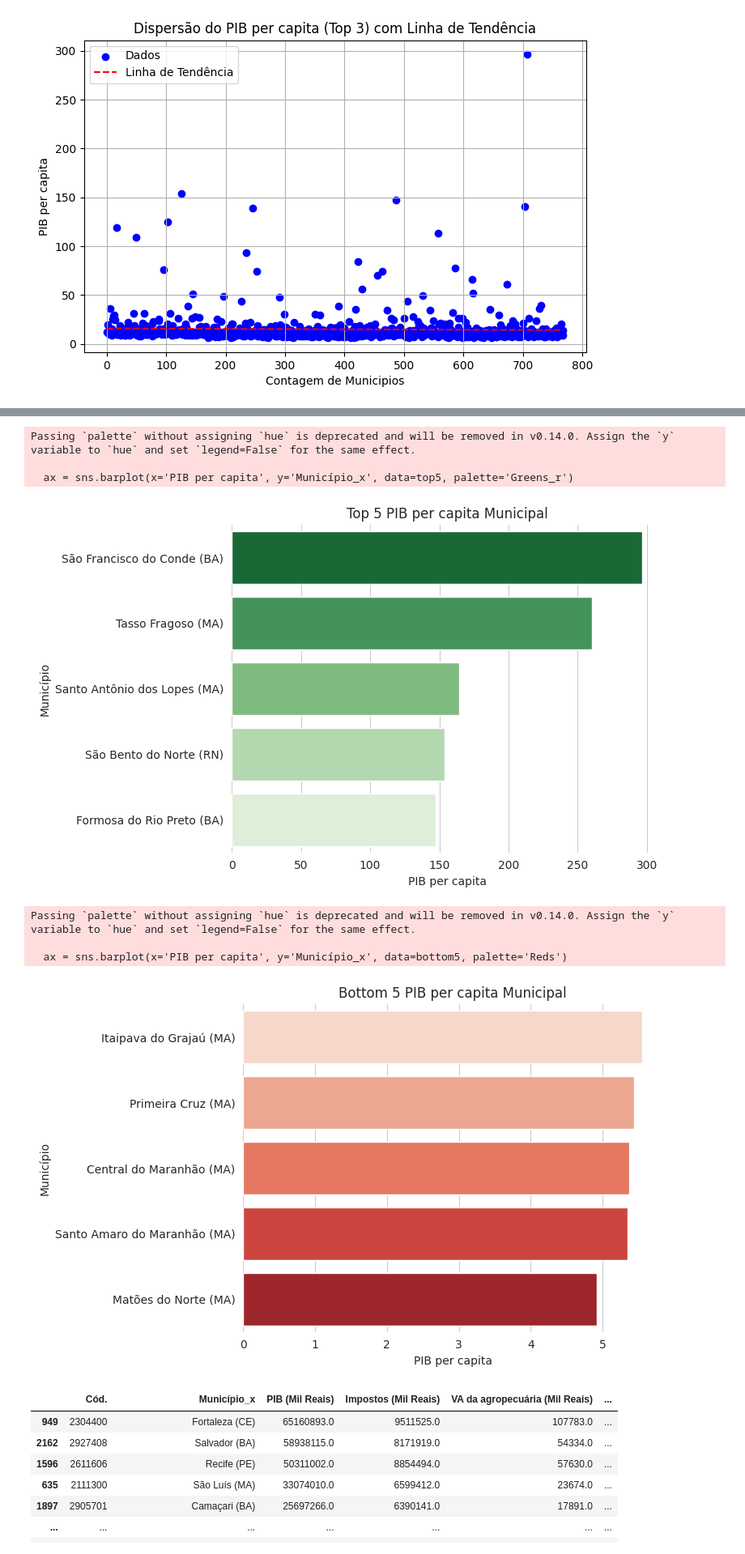
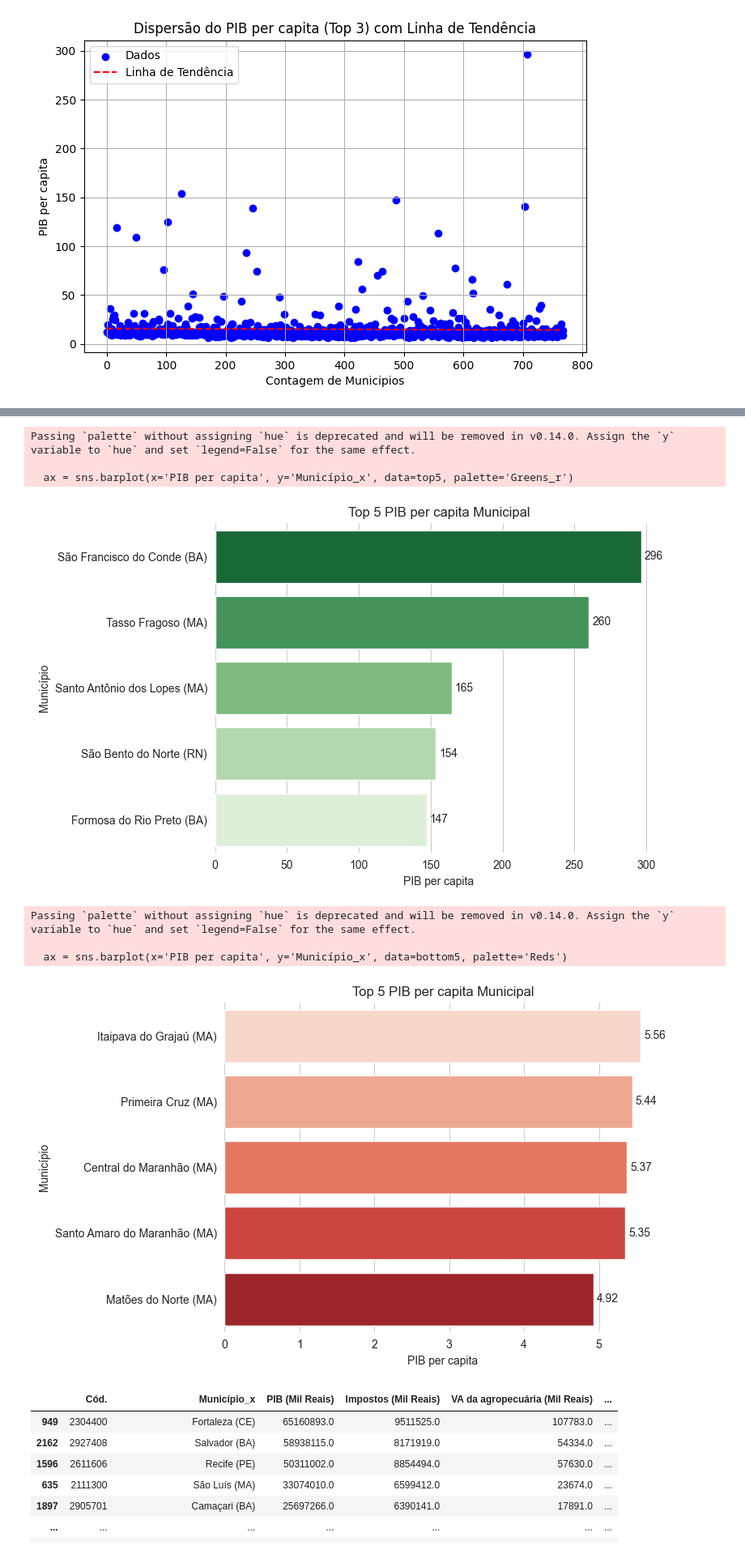
Before and after one commit to duddanobre/sidra-nordeste, a Jupyter notebook: nordeste.ipynb, the cells around one changed output, grey strips where cells are left out. Shown at 81% size. Drawn from its saved outputs; the diff is of its cells as text; code cells hidden in the pictures.

```diff
--- a/nordeste.ipynb
+++ b/nordeste.ipynb
@@ -279,20 +213,30 @@ q1 =df_ordenado['PIB per capita (UF)'].quantile(0.25)
 q3 =df_ordenado['PIB per capita (UF)'].quantile(0.75)
 iqr = q3 - q1
 # %%
-#estado
 import matplotlib.pyplot as plt
 import seaborn as sns
+
 fig, axes = plt.subplots(1, 2, figsize=(12,5))
 
-# Top 5
-sns.barplot(ax=axes[0], x='PIB per capita (UF)', y='Nome_UF', data=top3, palette='Greens_r')
-axes[0].set_title('Top 3 PIB per capita Estadual')
+# Top 3
+ax1 = sns.barplot(ax=axes[0], x='PIB per capita (UF)', y='Nome_UF', data=top3, palette='Greens_r')
+axes[0].set_title('Top 3 PIB per capita agregado por estado')
 axes[0].set_xlabel('PIB per capita')
 
-# Bottom 5
-sns.barplot(ax=axes[1], x='PIB per capita (UF)', y='Nome_UF', data=bottom3, palette='Reds')
-axes[1].set_title('Bottom 3 PIB per capita Estadual')
+# Adiciona labels com valores nas barras
+for container in ax1.containers:
+    ax1.bar_label(container, fmt='%.0f', padding=3)  # sem casas decimais, com espaçamento
+
+# Bottom 3
+ax2 = sns.barplot(ax=axes[1], x='PIB per capita (UF)', y='Nome_UF', data=bottom3, palette='Reds')
+axes[1].set_title('Bottom 3 PIB per capita agregado por estado')
 axes[1].set_xlabel('PIB per capita')
+
+for container in ax2.containers:
+    ax2.bar_label(container, fmt='%.0f', padding=3)
+
+plt.tight_layout()
+plt.show()
 # %% [output]
 Passing `palette` without assigning `hue` is deprecated and will be removed in v0.14.0. Assign the `y` variable to `hue` and set `legend=False` for the same effect.
 
@@ -449,47 +376,49 @@ import matplotlib.pyplot as plt
 import seaborn as sns
 
 plt.figure(figsize=(8,5))
-sns.set_style("whitegrid")  # estilo mais clean, com grid suave
+sns.set_style("whitegrid")
 
-# Gráfico Top 5
 ax = sns.barplot(x='PIB per capita', y='Município_x', data=top5, palette='Greens_r')
 ax.set_title('Top 5 PIB per capita Municipal')
 ax.set_xlabel('PIB per capita')
 ax.set_ylabel('Município')
 
-# Remove bordas (spines)
+# Adiciona os valores na barra
+for container in ax.containers:
+    ax.bar_label(container, fmt='%.0f', padding=3)
+
 sns.despine(left=True, bottom=True)
-
 plt.tight_layout()
 plt.show()
 # %% [output]
 Passing `palette` without assigning `hue` is deprecated and will be removed in v0.14.0. Assign the `y` variable to `hue` and set `legend=False` for the same effect.
 
   ax = sns.barplot(x='PIB per capita', y='Município_x', data=top5, palette='Greens_r')
-[figure, old version]
+[figure, new version]
 # %%
 import matplotlib.pyplot as plt
 import seaborn as sns
 
 plt.figure(figsize=(8,5))
-sns.set_style("whitegrid")  # estilo mais clean, com grid suave
+sns.set_style("whitegrid")
 
-# Gráfico Top 5
 ax = sns.barplot(x='PIB per capita', y='Município_x', data=bottom5, palette='Reds')
-ax.set_title('Bottom 5 PIB per capita Municipal')
+ax.set_title('Top 5 PIB per capita Municipal')
 ax.set_xlabel('PIB per capita')
 ax.set_ylabel('Município')
 
-# Remove bordas (spines)
+# Adiciona os valores na barra
+for container in ax.containers:
+    ax.bar_label(container, fmt='%.2f', padding=3)
+
 sns.despine(left=True, bottom=True)
-
 plt.tight_layout()
 plt.show()
 # %% [output]
 Passing `palette` without assigning `hue` is deprecated and will be removed in v0.14.0. Assign the `y` variable to `hue` and set `legend=False` for the same effect.
 
   ax = sns.barplot(x='PIB per capita', y='Município_x', data=bottom5, palette='Reds')
-[figure, old version]
+[figure, new version]
 # %%
 df_ordenado_2 = df_nordeste.sort_values(by='PIB (Mil Reais)', ascending=False)
 df_ordenado_2
```
Also changed, not shown: parts of 28 cells of this notebook.
